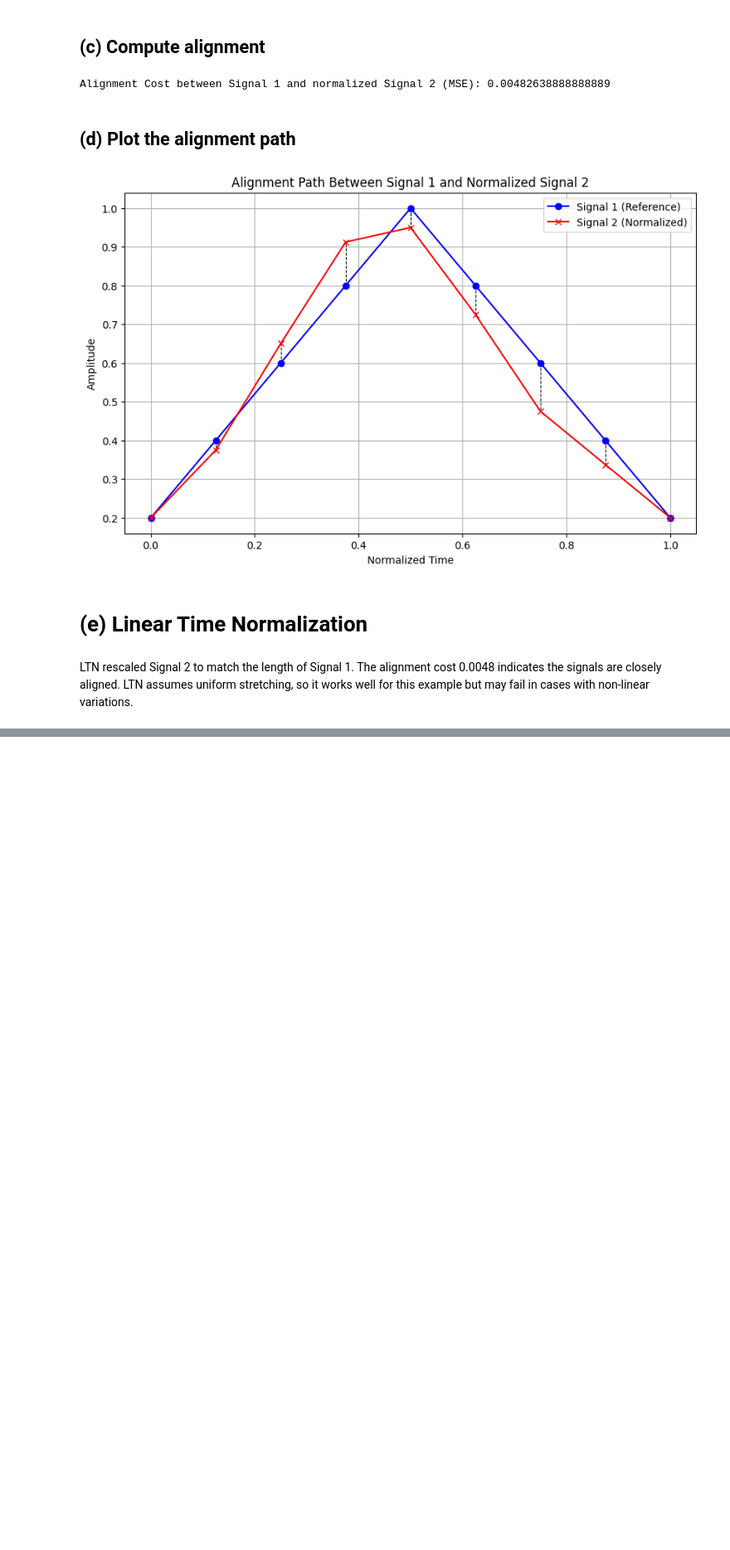
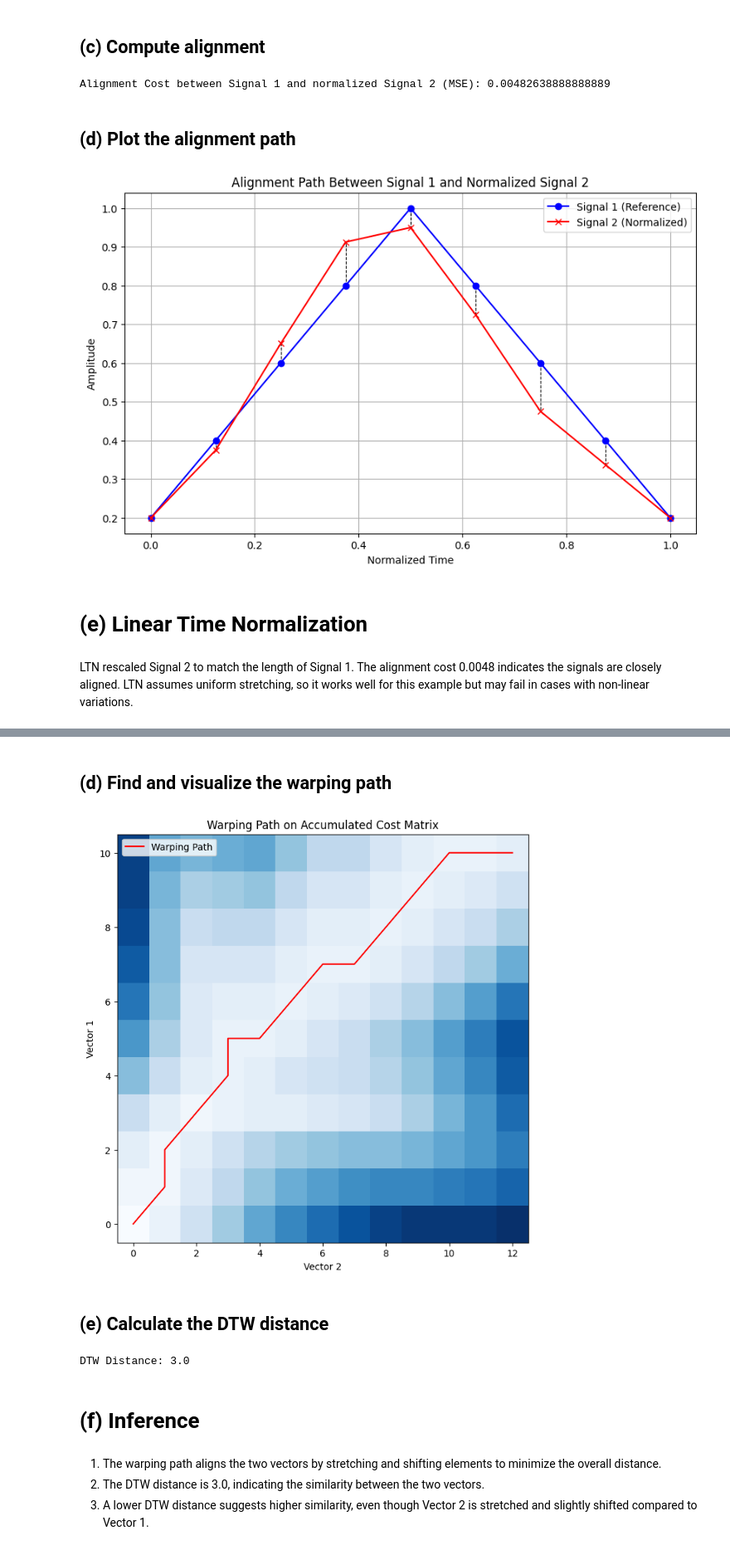
Before and after one commit to Aleena24/SpeechProcessing, a Jupyter notebook: timeAlignmentNormalization.ipynb, the cells around one changed output, grey strips where cells are left out. Shown: that part at 83% size. Cells and saved outputs as stored; diff of their text form; code cells hidden in the pictures; blank space fills up the shorter version.

```diff
--- a/timeAlignmentNormalization.ipynb
+++ b/timeAlignmentNormalization.ipynb
@@ -91,0 +157,55 @@ LTN assumes uniform stretching, so it works well for this example but may fail i
+# %% [markdown]
+## (d) Find and visualize the warping path
+# %%
+def compute_warping_path(cost_matrix):
+    i, j = np.array(cost_matrix.shape) - 1
+    path = [(i, j)]
+
+    while i > 0 or j > 0:
+        if i == 0:
+            j -= 1
+        elif j == 0:
+            i -= 1
+        else:
+            steps = [cost_matrix[i-1, j], cost_matrix[i, j-1], cost_matrix[i-1, j-1]]
+            min_step = np.argmin(steps)
+            if min_step == 0:
+                i -= 1
+            elif min_step == 1:
+                j -= 1
+            else:
+                i -= 1
+                j -= 1
+        path.append((i, j))
+
+    return path[::-1]  # Reverse the path to start from (0,0)
+
+# Compute the warping path
+warping_path = compute_warping_path(cost_matrix)
+
+# Plot the warping path on the cost matrix
+plt.figure(figsize=(8, 8))
+plt.imshow(cost_matrix, origin='lower', cmap='Blues', aspect='auto')
+path_x, path_y = zip(*warping_path)
+plt.plot(path_y, path_x, color='red', label='Warping Path')
+plt.title("Warping Path on Accumulated Cost Matrix")
+plt.xlabel("Vector 2")
+plt.ylabel("Vector 1")
+plt.legend()
+plt.grid(False)
+plt.show()
+# %% [output]
+[figure, added]
+# %% [markdown]
+## (e) Calculate the DTW distance
+# %%
+dtw_distance = cost_matrix[-1, -1]
+print(f"DTW Distance: {dtw_distance}")
+# %% [output]
+DTW Distance: 3.0
+# %% [markdown]
+# (f) Inference
+# %% [markdown]
+1. The warping path aligns the two vectors by stretching and shifting elements to minimize the overall distance.
+2. The DTW distance is 3.0, indicating the similarity between the two vectors.
+3. A lower DTW distance suggests higher similarity, even though Vector 2 is stretched and slightly shifted compared to Vector 1.
```
Also changed, not shown: parts of 12 cells of this notebook.
